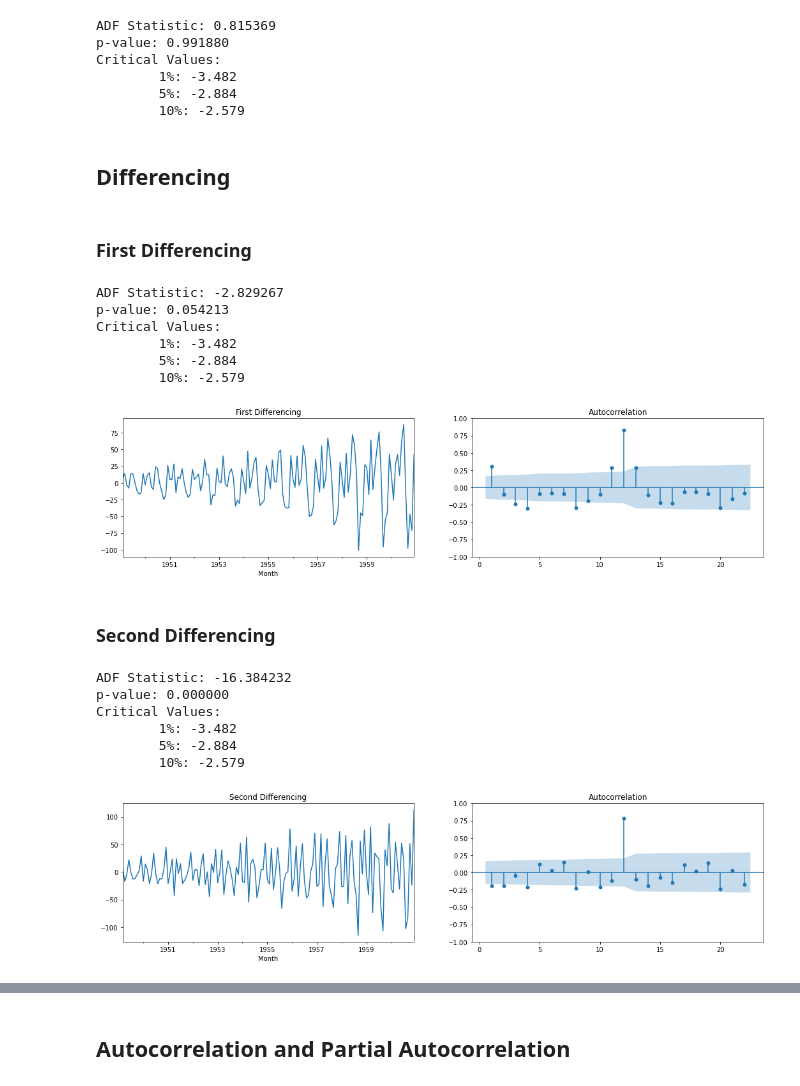
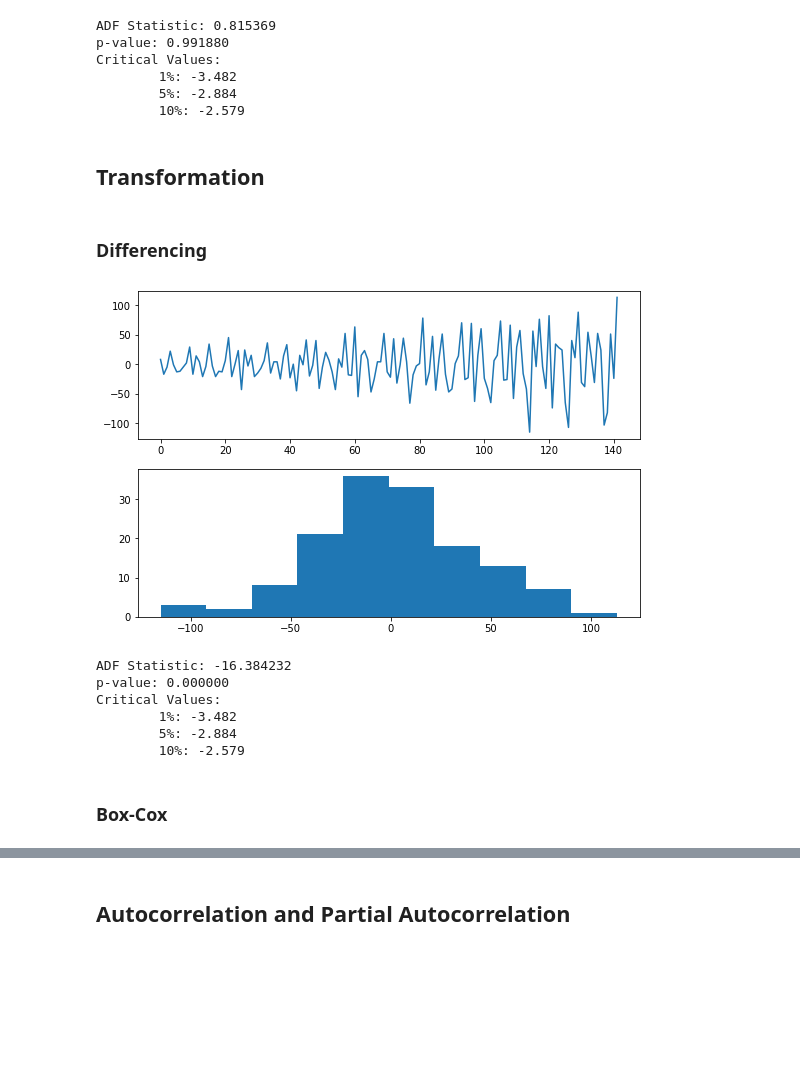
Before and after one commit to PabloJRW/Air-Passengers-Forecasting, a Jupyter notebook: notebooks/1.0 Temporal_Structure.ipynb, the cells around one changed output, grey strips where cells are left out. Cells and saved outputs as stored; diff of their text form; code cells hidden in the pictures; blank space fills up the shorter version.

```diff
--- a/notebooks/1.0 Temporal_Structure.ipynb
+++ b/notebooks/1.0 Temporal_Structure.ipynb
@@ -75,49 +63,29 @@ Critical Values:
         5%: -2.884
         10%: -2.579
 # %% [markdown]
-## Differencing
+## Transformation
 # %% [markdown]
-### First Differencing
+### Differencing
 # %%
-# First Differencing
-air_diff1 = air.diff().dropna()
+# Differencing - 2
+air_diff = np.diff(air, n=2)
 
-adFullerResult(air_diff1)
+plt.figure(figsize=(9,6))
+plt.subplot(211)
+plt.plot(air_diff)
+plt.subplot(212)
+plt.hist(air_diff)
+plt.show()
 # %% [output]
-ADF Statistic: -2.829267
-p-value: 0.054213
-Critical Values:
-        1%: -3.482
-        5%: -2.884
-        10%: -2.579
+[figure, added]
-# %%
-fig, ax = plt.subplots(nrows=1, ncols=2, figsize=(18, 4))
-
-air_diff1.plot(ax=ax[0])
-ax[0].set_title("First Differencing")
-plot_acf(air_diff1, zero=False, ax=ax[1])
-plt.show()
-# %% [output]
-[figure, removed]
+# %%
+ADFullerResults(air_diff)
+# %% [output]
+ADF Statistic: -16.384232
+p-value: 0.000000
+Critical Values:
+        1%: -3.482
+        5%: -2.884
+        10%: -2.579
 # %% [markdown]
-### Second Differencing
+### Box-Cox
-# %%
-air_diff2 = air.diff().diff().dropna()
-
-adFullerResult(air_diff2)
-# %% [output]
-ADF Statistic: -16.384232
-p-value: 0.000000
-Critical Values:
-        1%: -3.482
-        5%: -2.884
-        10%: -2.579
-# %%
-fig, ax = plt.subplots(nrows=1, ncols=2, figsize=(18, 4))
-
-air_diff2.plot(ax=ax[0])
-ax[0].set_title("Second Differencing")
-plot_acf(air_diff2, zero=False, ax=ax[1])
-plt.show()
-# %% [output]
-[figure, removed]
```
Also changed, not shown: parts of 9 cells of this notebook, 3 other files.
